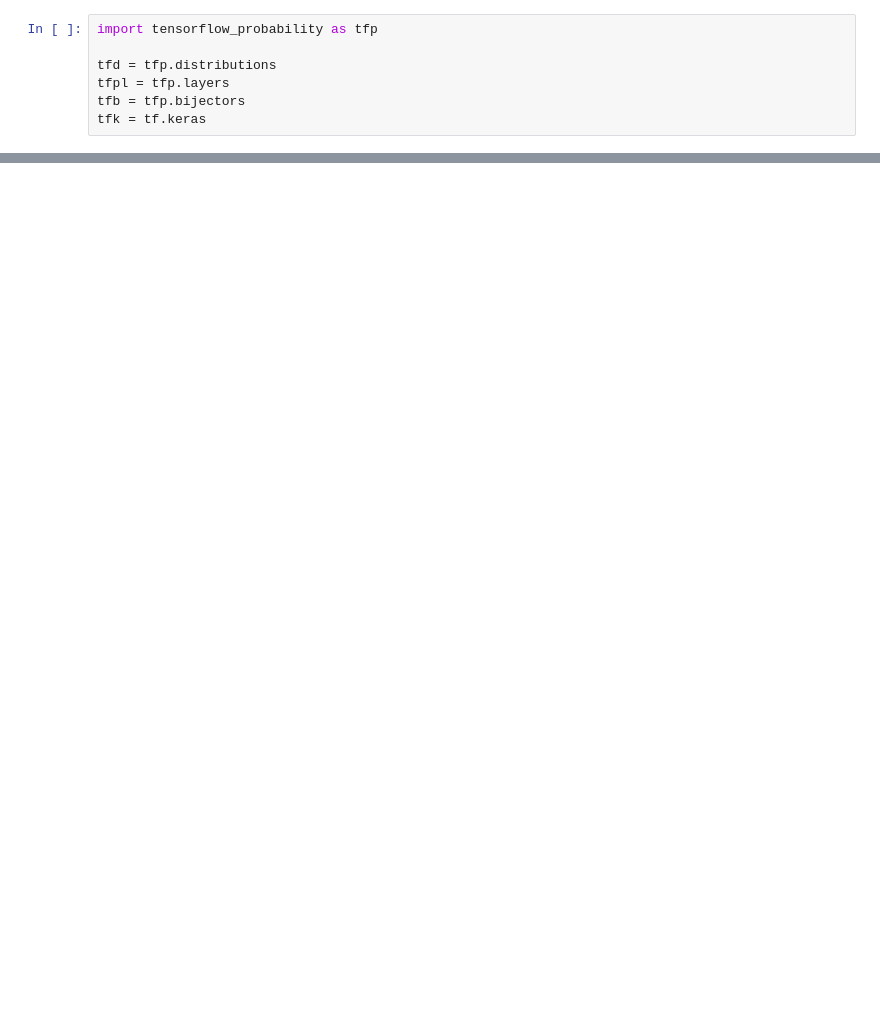
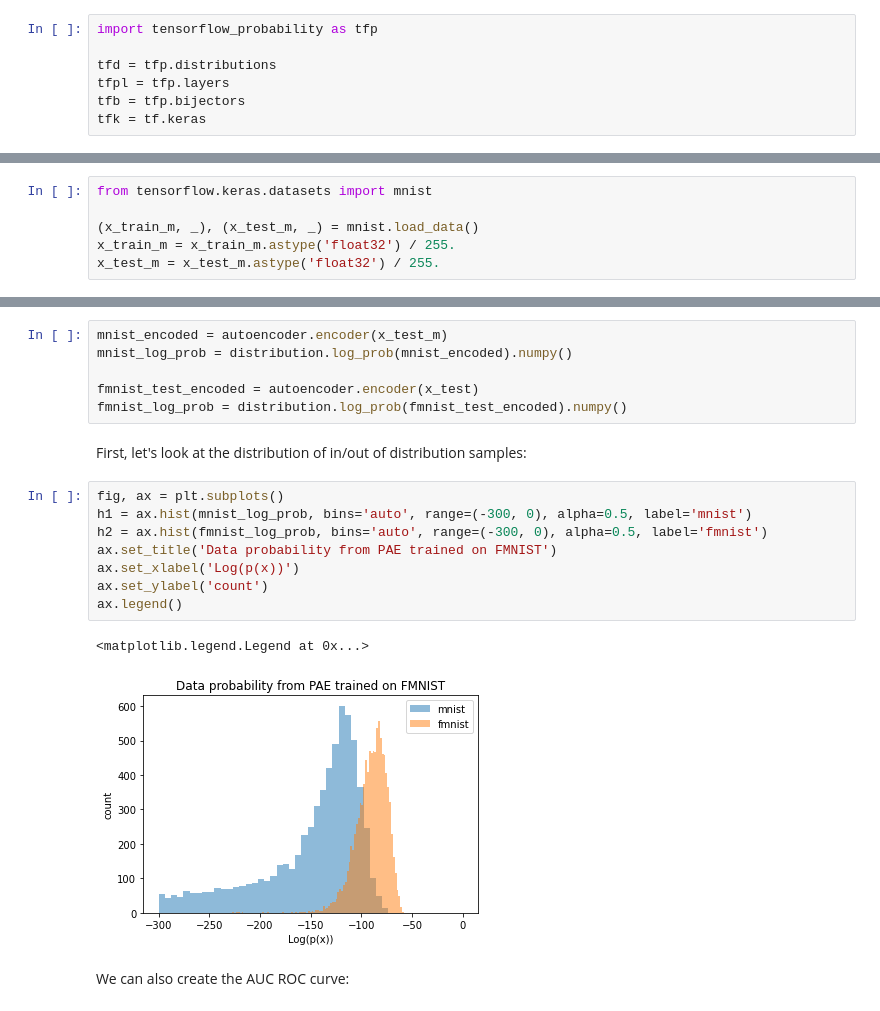
Before and after one commit to nasaharvest/dora, a Jupyter notebook: pae/pae.ipynb, the cells around one changed output, grey strips where cells are left out. Drawn from its saved outputs; the diff is of its cells as text; blank space fills up the shorter version.

```diff
--- a/pae/pae.ipynb
+++ b/pae/pae.ipynb
@@ -161,0 +224,6 @@ plt.imshow(autoencoder.decoder(test_img)[0])
+# %%
+from tensorflow.keras.datasets import mnist
+
+(x_train_m, _), (x_test_m, _) = mnist.load_data()
+x_train_m = x_train_m.astype('float32') / 255.
+x_test_m = x_test_m.astype('float32') / 255.
@@ -161,0 +232,21 @@ plt.imshow(autoencoder.decoder(test_img)[0])
+# %%
+mnist_encoded = autoencoder.encoder(x_test_m)
+mnist_log_prob = distribution.log_prob(mnist_encoded).numpy()
+
+fmnist_test_encoded = autoencoder.encoder(x_test)
+fmnist_log_prob = distribution.log_prob(fmnist_test_encoded).numpy()
+# %% [markdown]
+First, let's look at the distribution of in/out of distribution samples:
+# %%
+fig, ax = plt.subplots()
+h1 = ax.hist(mnist_log_prob, bins='auto', range=(-300, 0), alpha=0.5, label='mnist')
+h2 = ax.hist(fmnist_log_prob, bins='auto', range=(-300, 0), alpha=0.5, label='fmnist')
+ax.set_title('Data probability from PAE trained on FMNIST')
+ax.set_xlabel('Log(p(x))')
+ax.set_ylabel('count')
+ax.legend()
+# %% [output]
+<matplotlib.legend.Legend at 0x...>
+[figure, added]
+# %% [markdown]
+We can also create the AUC ROC curve:
```
Also changed, not shown: parts of 24 cells of this notebook, 1 other file.
